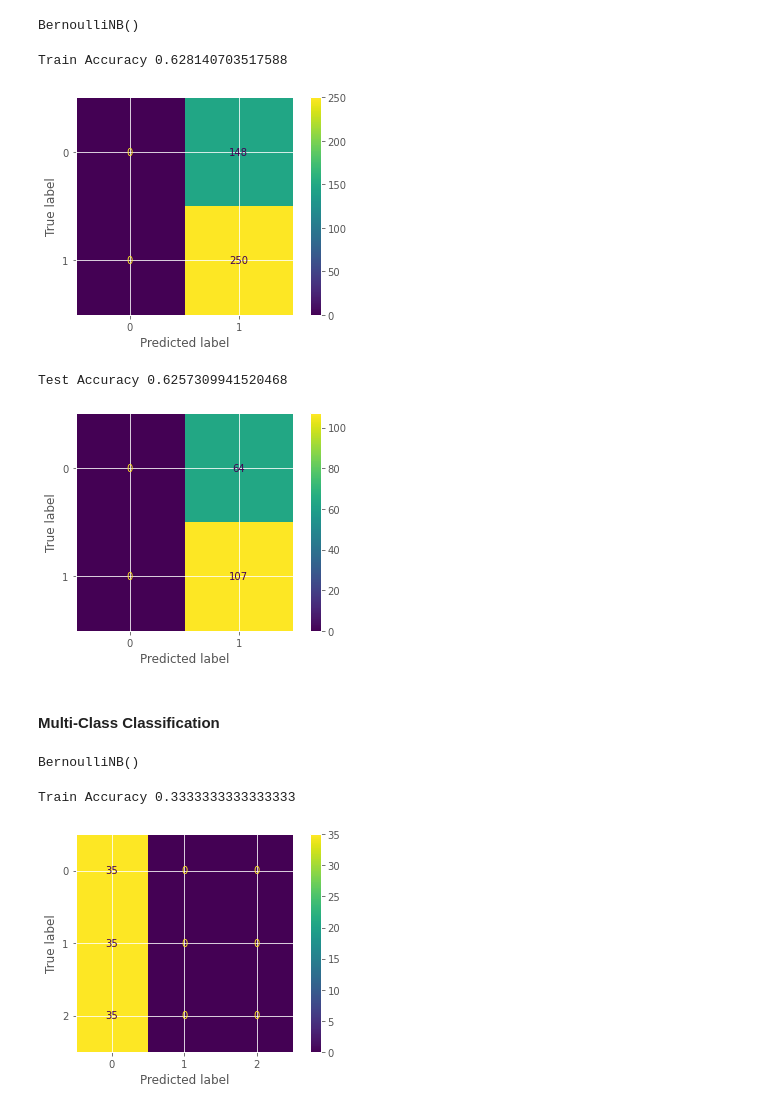
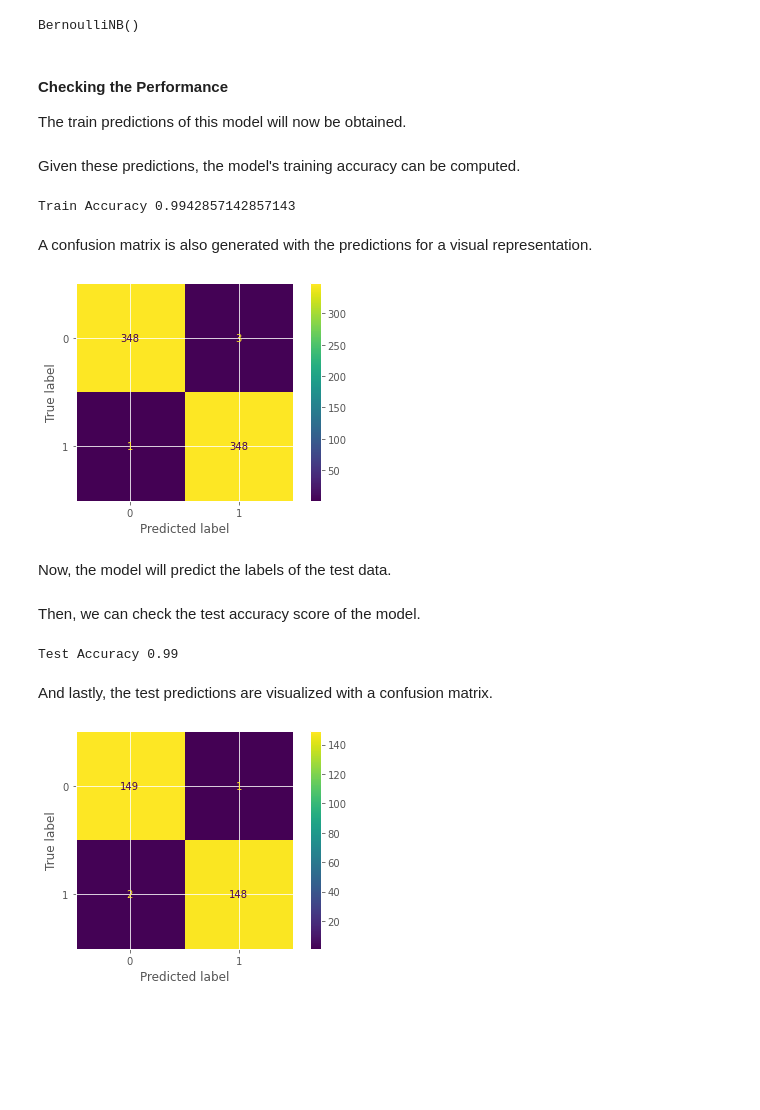
Before and after one commit to francheska-vicente/stintsy-naivebayes, a Jupyter notebook: lecture_notes.ipynb, the cells around one changed output. Cells and saved outputs as stored; diff of their text form; code cells hidden in the pictures; blank space fills up the shorter version.

```diff
--- a/lecture_notes.ipynb
+++ b/lecture_notes.ipynb
@@ -283,0 +303,3 @@ Test Accuracy 0.9333333333333333
+# %%
+X_clf = X_clf.astype(int)
+X_clf
@@ -283,0 +338,2 @@ Test Accuracy 0.9333333333333333
+# %%
+X_train_clf, X_test_clf, y_train_clf, y_test_clf = train_test_split(X_clf, y_clf, stratify=y_clf, test_size=0.3, random_state=8)
@@ -290,13 +351,24 @@ bnb = BernoulliNB()
 # %%
-bnb.fit(X_train_bc, y_train_bc)
+bnb.fit(X_train_clf, y_train_clf)
 # %% [output]
 BernoulliNB()
+# %% [markdown]
+#### Checking the Performance
+The train predictions of this model will now be obtained.
+# %%
+train_predictions_clf = bnb.predict(X_train_clf)
+# %% [markdown]
+Given these predictions, the model's training accuracy can be computed.
+# %%
+print('Train Accuracy', accuracy_score(y_train_clf, train_predictions_clf))
+# %% [output]
+Train Accuracy 0.9942857142857143
+# %% [markdown]
+A confusion matrix is also generated with the predictions for a visual representation.
 # %%
-train_predictions_bc = bnb.predict(X_train_bc)
-print('Train Accuracy', accuracy_score(y_train_bc, train_predictions_bc))
-cm = confusion_matrix(y_train_bc, train_predictions_bc, labels=bnb.classes_)
-ConfusionMatrixDisplay(confusion_matrix=cm, display_labels=bnb.classes_).plot()
+ConfusionMatrixDisplay(confusion_matrix(y_train_clf, train_predictions_clf), display_labels=bnb.classes_).plot()
 plt.show()
 # %% [output]
-Train Accuracy 0.628140703517588
-[figure, old version]
+[figure, new version]
+# %% [markdown]
+Now, the model will predict the labels of the test data.
@@ -303,24 +377,13 @@ Train Accuracy 0.628140703517588
+# %% [markdown]
+Then, we can check the test accuracy score of the model.
+# %%
+print('Test Accuracy', accuracy_score(y_test_clf, test_predictions_clf))
+# %% [output]
+Test Accuracy 0.99
+# %% [markdown]
+And lastly, the test predictions are visualized with a confusion matrix.
 # %%
-test_predictions_bc = bnb.predict(X_test_bc)
-print('Test Accuracy', accuracy_score(y_test_bc, test_predictions_bc))
-cm = confusion_matrix(y_test_bc, test_predictions_bc, labels=bnb.classes_)
-ConfusionMatrixDisplay(confusion_matrix=cm, display_labels=bnb.classes_).plot()
+ConfusionMatrixDisplay(confusion_matrix(y_test_clf, test_predictions_clf), display_labels=bnb.classes_).plot()
 plt.show()
 # %% [output]
-Test Accuracy 0.6257309941520468
-[figure, old version]
+[figure, new version]
-# %% [markdown]
-#### Multi-Class Classification
-# %%
-bnb.fit(X_train_iris, y_train_iris)
-# %% [output]
-BernoulliNB()
-# %%
-train_predictions_iris = bnb.predict(X_train_iris)
-print('Train Accuracy', accuracy_score(y_train_iris, train_predictions_iris))
-cm = confusion_matrix(y_train_iris, train_predictions_iris, labels=bnb.classes_)
-ConfusionMatrixDisplay(confusion_matrix=cm, display_labels=bnb.classes_).plot()
-plt.show()
-# %% [output]
-Train Accuracy 0.3333333333333333
-[figure, removed]
```
Also changed, not shown: parts of 112 cells of this notebook.
